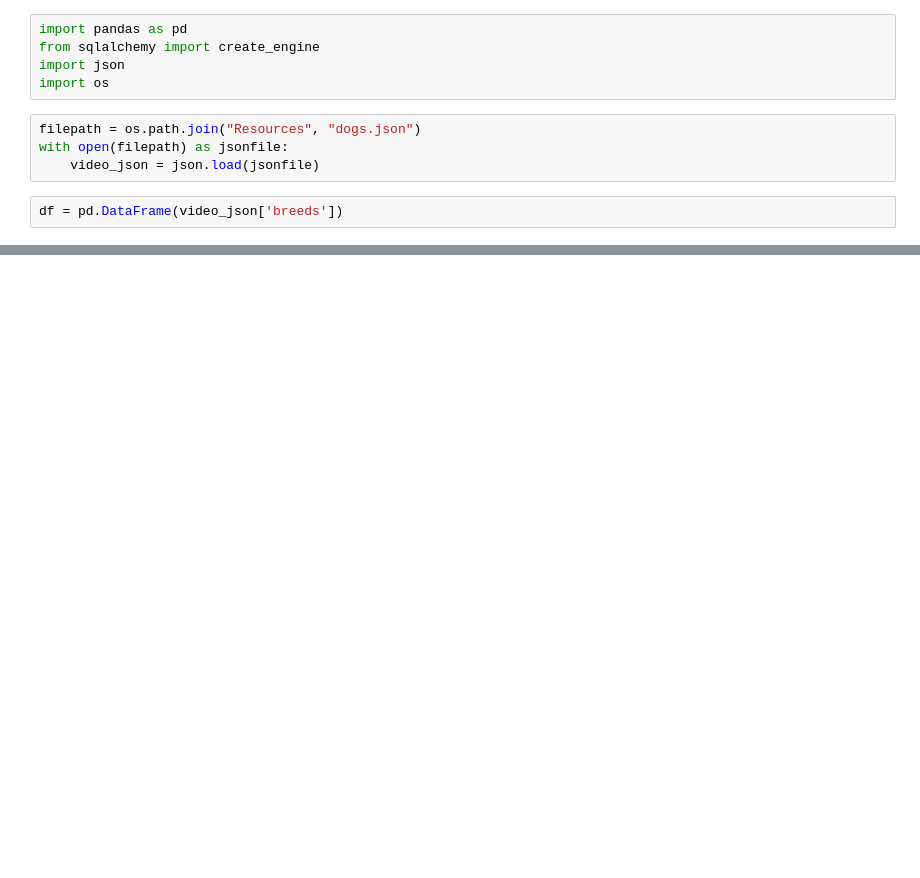
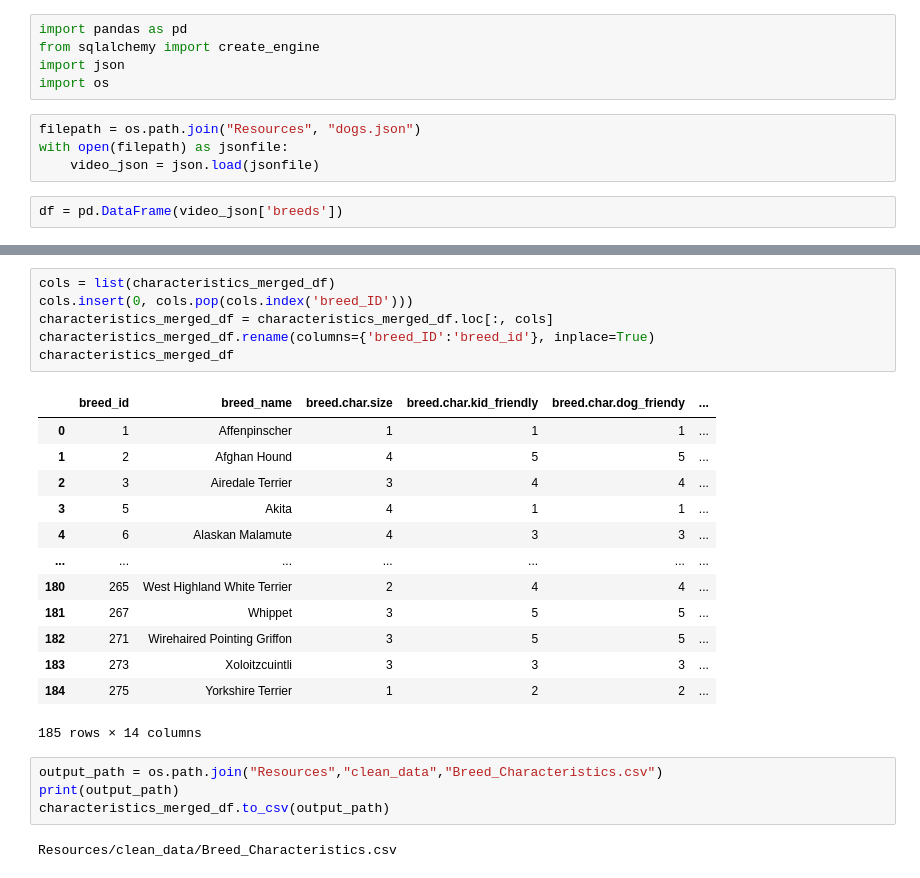
Before and after one commit to melissadiep94/dog_breeds_project, a Jupyter notebook: josh_work/Breed_Characteristics.ipynb, the cells around one changed output, grey strips where cells are left out. Drawn from its saved outputs; the diff is of its cells as text; blank space fills up the shorter version.

```diff
--- a/josh_work/Breed_Characteristics.ipynb
+++ b/josh_work/Breed_Characteristics.ipynb
@@ -49,0 +124,26 @@ df
+# %%
+cols = list(characteristics_merged_df)
+cols.insert(0, cols.pop(cols.index('breed_ID')))
+characteristics_merged_df = characteristics_merged_df.loc[:, cols]
+characteristics_merged_df.rename(columns={'breed_ID':'breed_id'}, inplace=True)
+characteristics_merged_df
+# %% [output]
+|  | breed_id | breed_name | breed.char.size | breed.char.kid_friendly | breed.char.dog_friendy | ... |
+| 0 | 1 | Affenpinscher | 1 | 1 | 1 | ... |
+| 1 | 2 | Afghan Hound | 4 | 5 | 5 | ... |
+| 2 | 3 | Airedale Terrier | 3 | 4 | 4 | ... |
+| 3 | 5 | Akita | 4 | 1 | 1 | ... |
+| 4 | 6 | Alaskan Malamute | 4 | 3 | 3 | ... |
+| ... | ... | ... | ... | ... | ... | ... |
+| 180 | 265 | West Highland White Terrier | 2 | 4 | 4 | ... |
+| 181 | 267 | Whippet | 3 | 5 | 5 | ... |
+| 182 | 271 | Wirehaired Pointing Griffon | 3 | 5 | 5 | ... |
+| 183 | 273 | Xoloitzcuintli | 3 | 3 | 3 | ... |
+| 184 | 275 | Yorkshire Terrier | 1 | 2 | 2 | ... |
+185 rows × 14 columns
+# %%
+output_path = os.path.join("Resources","clean_data","Breed_Characteristics.csv")
+print(output_path)
+characteristics_merged_df.to_csv(output_path)
+# %% [output]
+Resources/clean_data/Breed_Characteristics.csv
```
Also changed, not shown: parts of 7 cells of this notebook, 4 other files.
